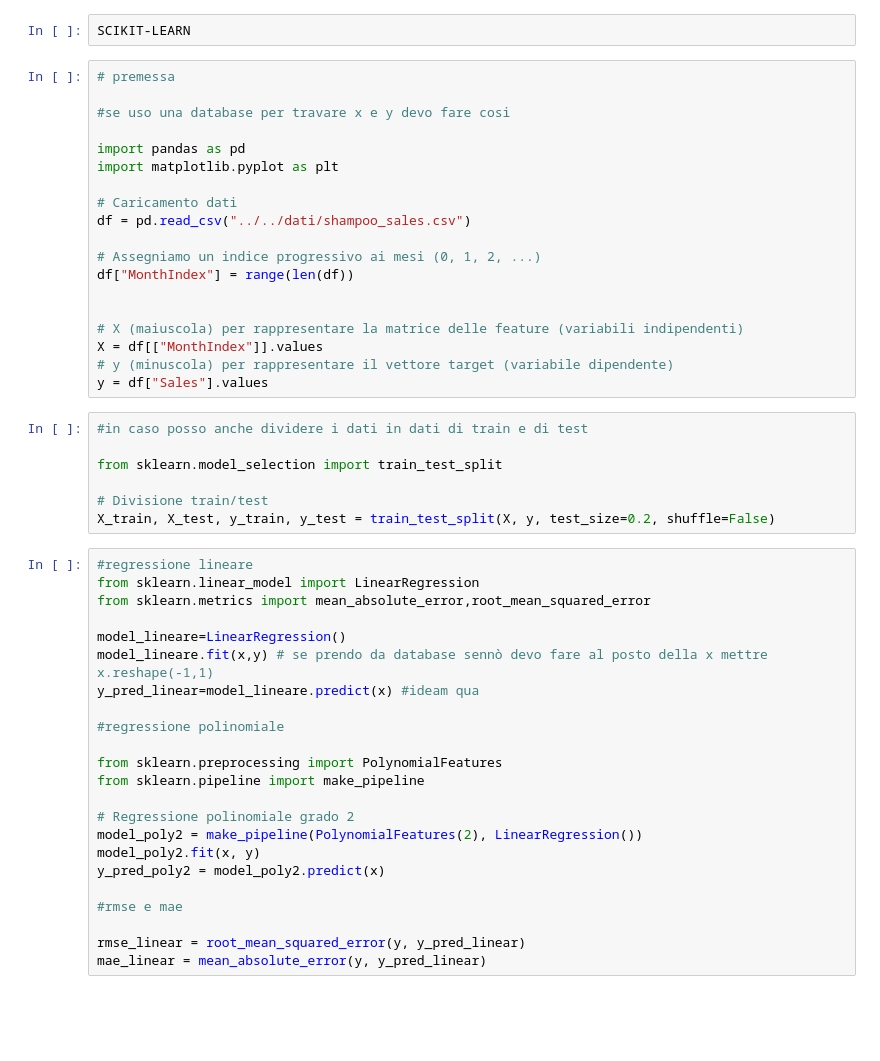
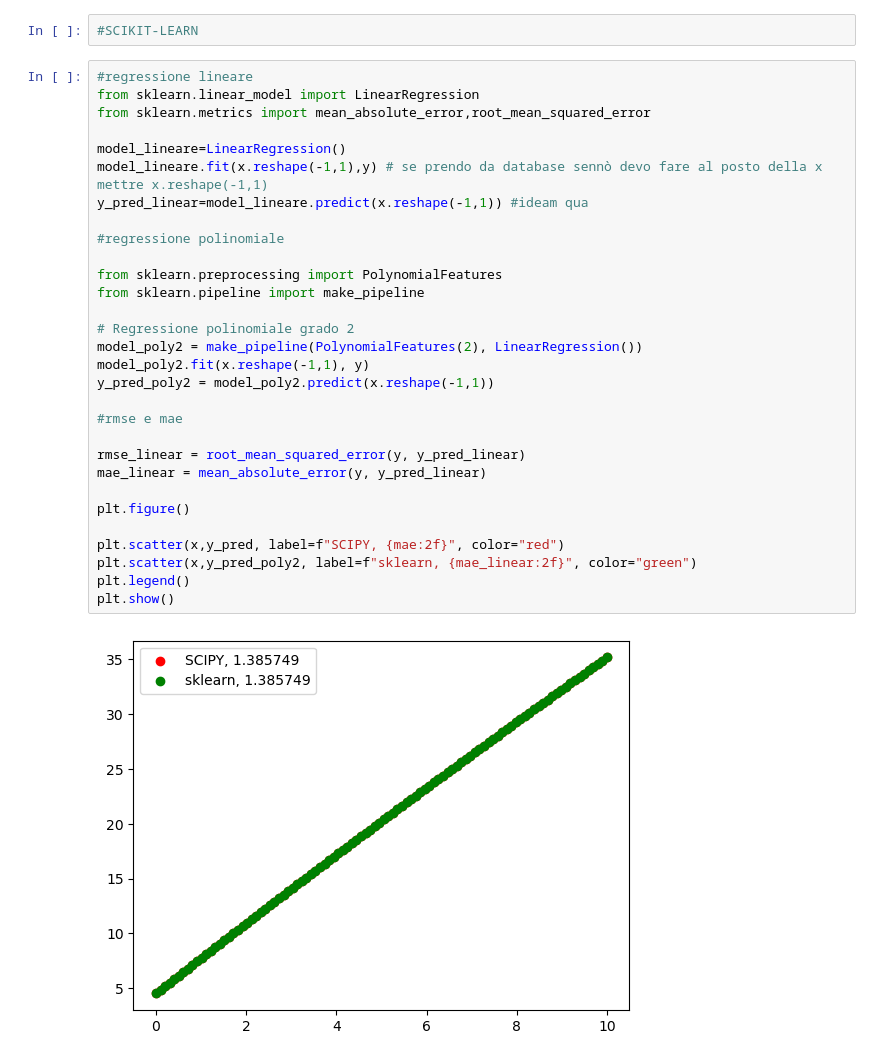
Before and after one commit to mule03/Programming_lab2, a Jupyter notebook: Esercizi/regressione.ipynb, the cells around one changed output. Saved outputs shown, nothing was run; the diff lists cells and outputs as text; blank space fills up the shorter version.

```diff
--- a/Esercizi/regressione.ipynb
+++ b/Esercizi/regressione.ipynb
@@ -73,51 +73,34 @@ plt.show()
 # %%
-SCIKIT-LEARN
+#SCIKIT-LEARN
-# %%
-# premessa
-
-#se uso una database per travare x e y devo fare cosi
-
-import pandas as pd
-import matplotlib.pyplot as plt
-
-# Caricamento dati
-df = pd.read_csv("../../dati/shampoo_sales.csv")
-
-# Assegniamo un indice progressivo ai mesi (0, 1, 2, ...)
-df["MonthIndex"] = range(len(df))
-
-
-# X (maiuscola) per rappresentare la matrice delle feature (variabili indipendenti)
-X = df[["MonthIndex"]].values
-# y (minuscola) per rappresentare il vettore target (variabile dipendente)
-y = df["Sales"].values
-# %%
-#in caso posso anche dividere i dati in dati di train e di test
-
-from sklearn.model_selection import train_test_split
-
-# Divisione train/test
-X_train, X_test, y_train, y_test = train_test_split(X, y, test_size=0.2, shuffle=False)
 # %%
 #regressione lineare
 from sklearn.linear_model import LinearRegression
 from sklearn.metrics import mean_absolute_error,root_mean_squared_error
 
 model_lineare=LinearRegression()
-model_lineare.fit(x,y) # se prendo da database sennò devo fare al posto della x mettre x.reshape(-1,1)
-y_pred_linear=model_lineare.predict(x) #ideam qua
+model_lineare.fit(x.reshape(-1,1),y) # se prendo da database sennò devo fare al posto della x mettre x.reshape(-1,1)
+y_pred_linear=model_lineare.predict(x.reshape(-1,1)) #ideam qua
 
 #regressione polinomiale
 
 from sklearn.preprocessing import PolynomialFeatures
 from sklearn.pipeline import make_pipeline
 
 # Regressione polinomiale grado 2
 model_poly2 = make_pipeline(PolynomialFeatures(2), LinearRegression())
-model_poly2.fit(x, y)
-y_pred_poly2 = model_poly2.predict(x)
+model_poly2.fit(x.reshape(-1,1), y)
+y_pred_poly2 = model_poly2.predict(x.reshape(-1,1))
 
 #rmse e mae
 
 rmse_linear = root_mean_squared_error(y, y_pred_linear)
 mae_linear = mean_absolute_error(y, y_pred_linear)
+
+plt.figure()
+
+plt.scatter(x,y_pred, label=f"SCIPY, {mae:2f}", color="red")
+plt.scatter(x,y_pred_poly2, label=f"sklearn, {mae_linear:2f}", color="green")
+plt.legend()
+plt.show()
+# %% [output]
+[figure, added]
```
Also changed, not shown: parts of 1 cell of this notebook, 6 other files.
